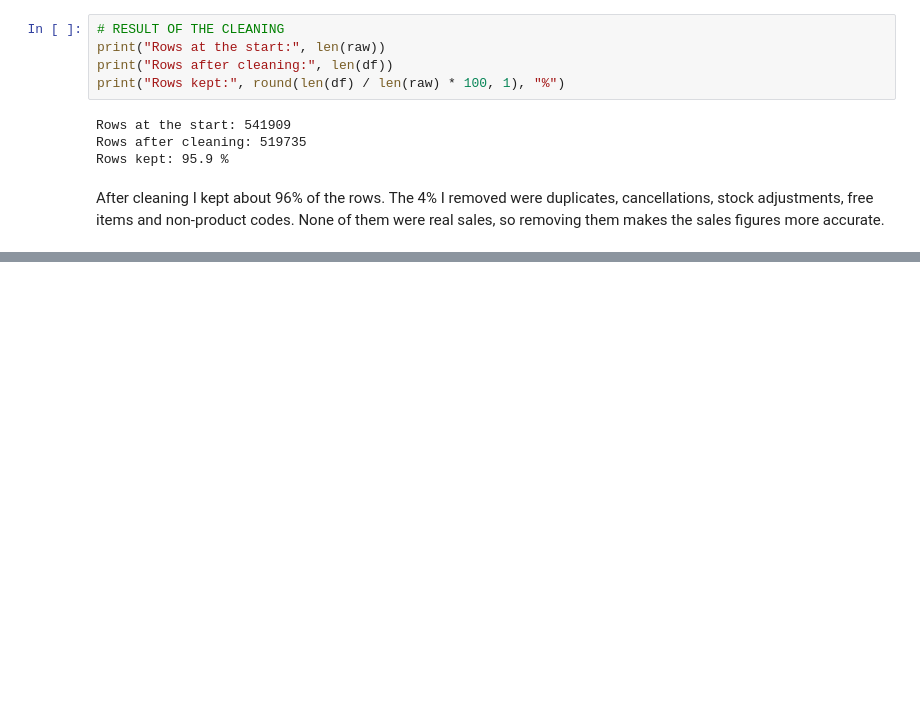
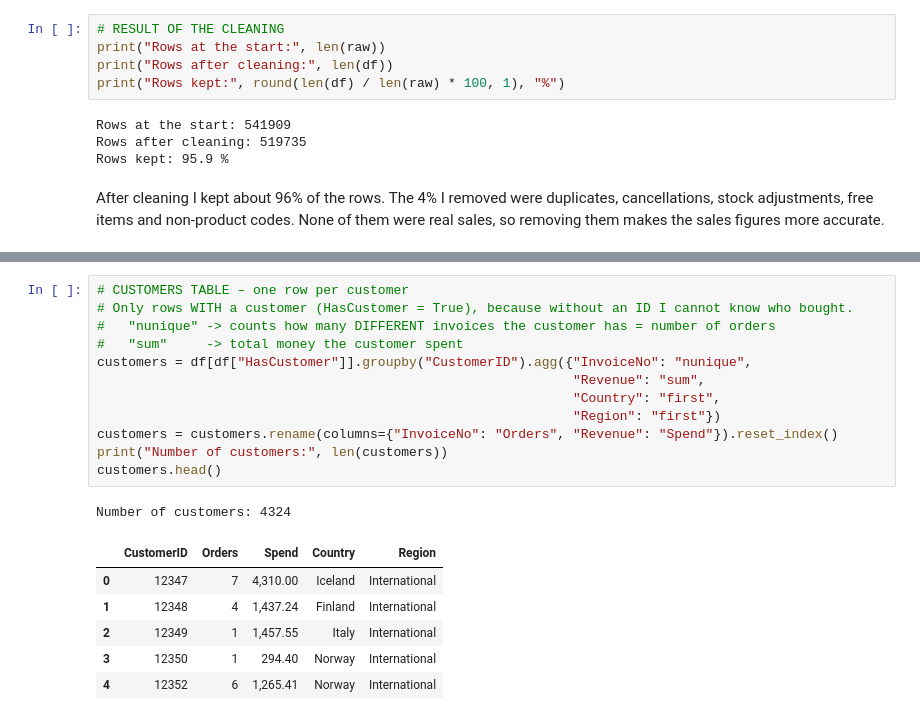
Before and after one commit to 2023357/CA2_Data_Vizualisation, a Jupyter notebook: CA2_Online_Retail.ipynb, the cells around one changed output, grey strips where cells are left out. Drawn from its saved outputs; the diff is of its cells as text; blank space fills up the shorter version.

```diff
--- a/CA2_Online_Retail.ipynb
+++ b/CA2_Online_Retail.ipynb
@@ -484,0 +544,20 @@ After cleaning I kept about 96% of the rows. The 4% I removed were duplicates, c
+# %%
+# CUSTOMERS TABLE – one row per customer
+# Only rows WITH a customer (HasCustomer = True), because without an ID I cannot know who bought.
+#   "nunique" -> counts how many DIFFERENT invoices the customer has = number of orders
+#   "sum"     -> total money the customer spent
+customers = df[df["HasCustomer"]].groupby("CustomerID").agg({"InvoiceNo": "nunique",
+                                                             "Revenue": "sum",
+                                                             "Country": "first",
+                                                             "Region": "first"})
+customers = customers.rename(columns={"InvoiceNo": "Orders", "Revenue": "Spend"}).reset_index()
+print("Number of customers:", len(customers))
+customers.head()
+# %% [output]
+Number of customers: 4324
+|  | CustomerID | Orders | Spend | Country | Region |
+| 0 | 12347 | 7 | 4,310.00 | Iceland | International |
+| 1 | 12348 | 4 | 1,437.24 | Finland | International |
+| 2 | 12349 | 1 | 1,457.55 | Italy | International |
+| 3 | 12350 | 1 | 294.40 | Norway | International |
+| 4 | 12352 | 6 | 1,265.41 | Norway | International |
```
Also changed, not shown: parts of 6 cells of this notebook.
